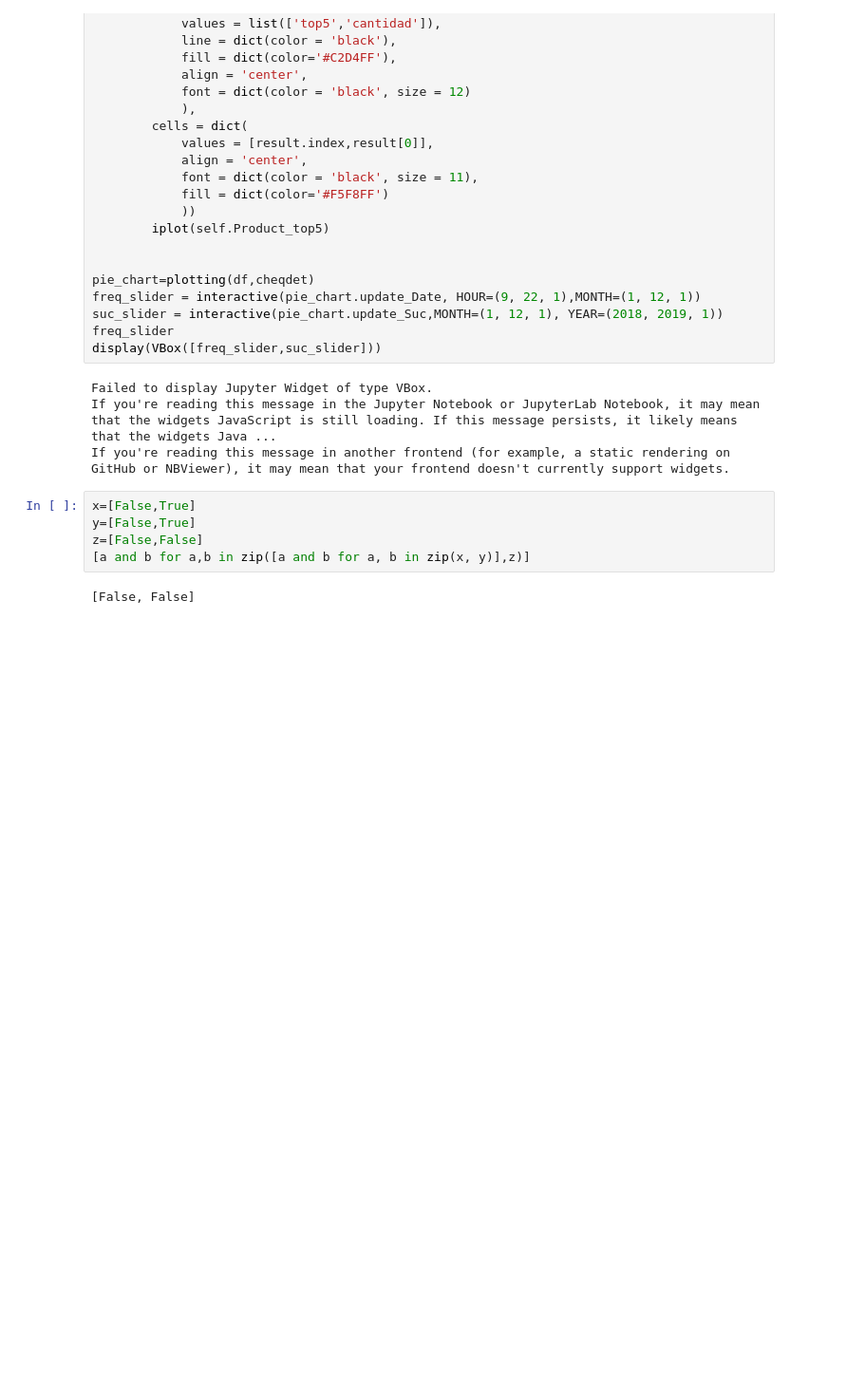
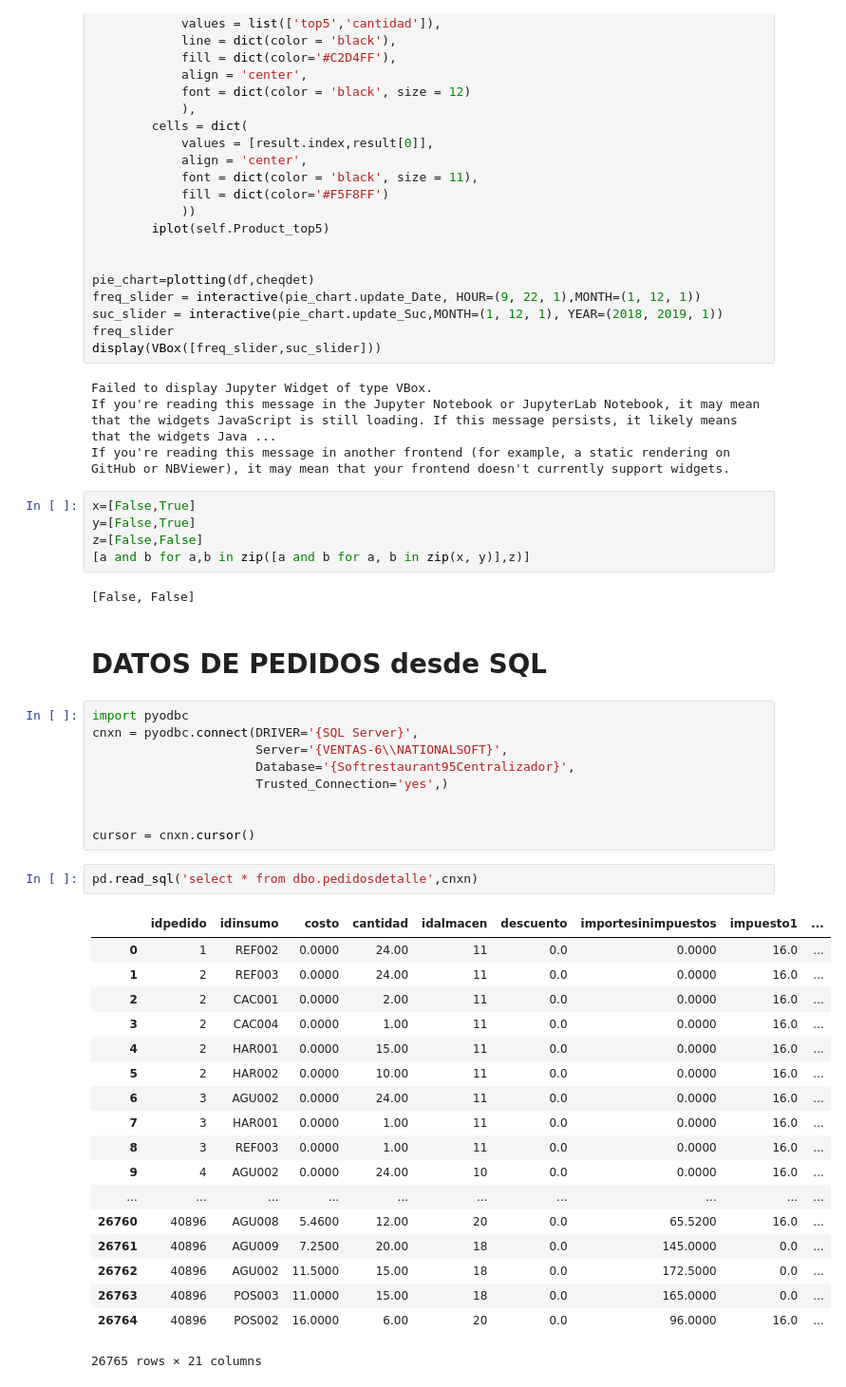
Before and after one commit to agui197/Las-Ro, a Jupyter notebook: Power Pivot/Dash-tests.ipynb, the cells around one changed output. Shown: that part at 95% size. Cells and saved outputs as stored; diff of their text form; blank space fills up the shorter version.

```diff
--- a/Power Pivot/Dash-tests.ipynb
+++ b/Power Pivot/Dash-tests.ipynb
@@ -213,3 +213,35 @@ z=[False,False]
 [a and b for a,b in zip([a and b for a, b in zip(x, y)],z)]
 # %% [output]
 [False, False]
+# %% [markdown]
+# DATOS DE PEDIDOS desde SQL
+# %%
+import pyodbc
+cnxn = pyodbc.connect(DRIVER='{SQL Server}',
+                      Server='{VENTAS-6\\NATIONALSOFT}',
+                      Database='{Softrestaurant95Centralizador}',
+                      Trusted_Connection='yes',)
+
+
+cursor = cnxn.cursor()
+# %%
+pd.read_sql('select * from dbo.pedidosdetalle',cnxn)
+# %% [output]
+|  | idpedido | idinsumo | costo | cantidad | idalmacen | descuento | importesinimpuestos | impuesto1 | ... |
+| 0 | 1 | REF002 | 0.0000 | 24.00 | 11 | 0.0 | 0.0000 | 16.0 | ... |
+| 1 | 2 | REF003 | 0.0000 | 24.00 | 11 | 0.0 | 0.0000 | 16.0 | ... |
+| 2 | 2 | CAC001 | 0.0000 | 2.00 | 11 | 0.0 | 0.0000 | 16.0 | ... |
+| 3 | 2 | CAC004 | 0.0000 | 1.00 | 11 | 0.0 | 0.0000 | 16.0 | ... |
+| 4 | 2 | HAR001 | 0.0000 | 15.00 | 11 | 0.0 | 0.0000 | 16.0 | ... |
+| 5 | 2 | HAR002 | 0.0000 | 10.00 | 11 | 0.0 | 0.0000 | 16.0 | ... |
+| 6 | 3 | AGU002 | 0.0000 | 24.00 | 11 | 0.0 | 0.0000 | 16.0 | ... |
+| 7 | 3 | HAR001 | 0.0000 | 1.00 | 11 | 0.0 | 0.0000 | 16.0 | ... |
+| 8 | 3 | REF003 | 0.0000 | 1.00 | 11 | 0.0 | 0.0000 | 16.0 | ... |
+| 9 | 4 | AGU002 | 0.0000 | 24.00 | 10 | 0.0 | 0.0000 | 16.0 | ... |
+| ... | ... | ... | ... | ... | ... | ... | ... | ... | ... |
+| 26760 | 40896 | AGU008 | 5.4600 | 12.00 | 20 | 0.0 | 65.5200 | 16.0 | ... |
+| 26761 | 40896 | AGU009 | 7.2500 | 20.00 | 18 | 0.0 | 145.0000 | 0.0 | ... |
+| 26762 | 40896 | AGU002 | 11.5000 | 15.00 | 18 | 0.0 | 172.5000 | 0.0 | ... |
+| 26763 | 40896 | POS003 | 11.0000 | 15.00 | 18 | 0.0 | 165.0000 | 0.0 | ... |
+| 26764 | 40896 | POS002 | 16.0000 | 6.00 | 20 | 0.0 | 96.0000 | 16.0 | ... |
+26765 rows × 21 columns
```
